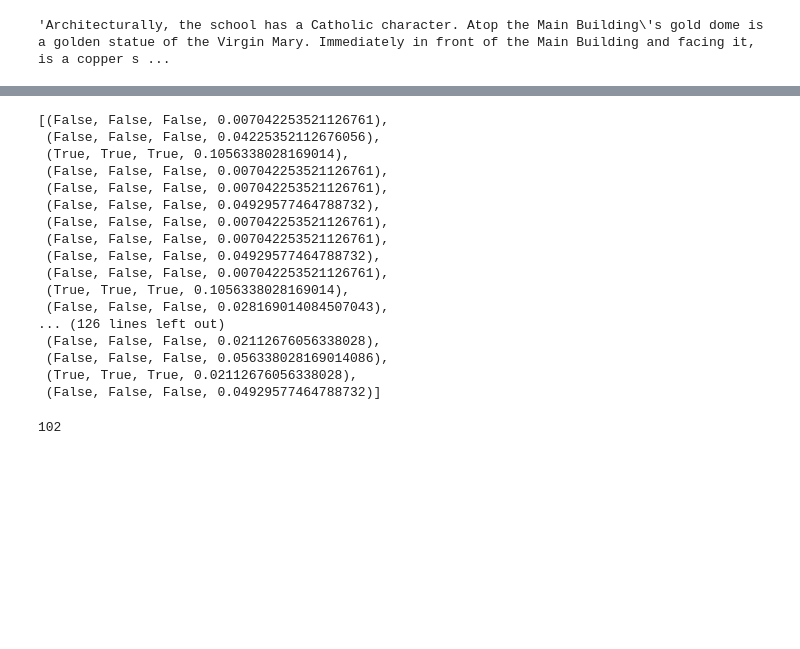
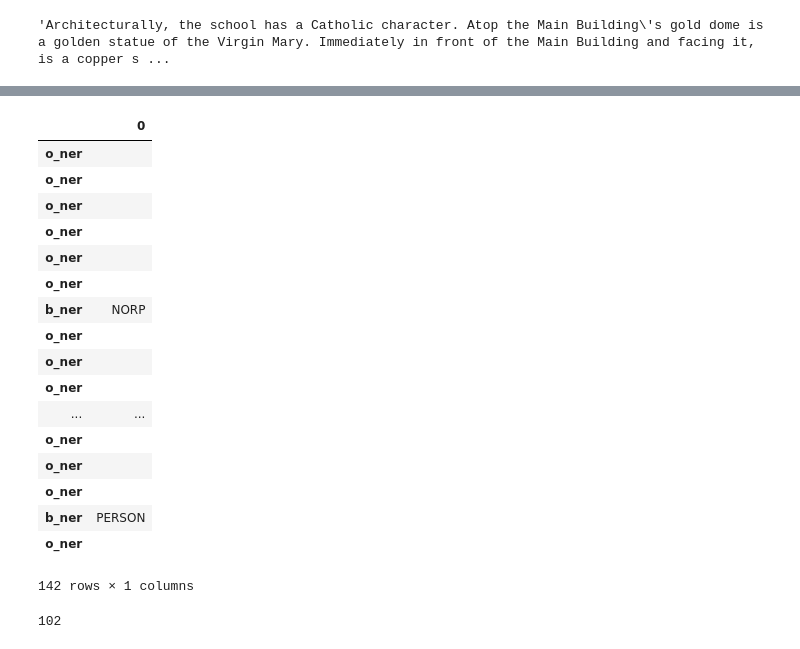
Before and after one commit to nyuxz/ds1012_final_project, a Jupyter notebook: data_exploration.ipynb, the cells around one changed output, grey strips where cells are left out. Saved outputs shown, nothing was run; the diff lists cells and outputs as text; code cells hidden in the pictures; blank space fills up the shorter version.

```diff
--- a/data_exploration.ipynb
+++ b/data_exploration.ipynb
@@ -8,3 +21,37 @@ def clean_spaces(text):
     """normalize spaces in a string."""
     text = re.sub(r'\s', ' ', text)
     return text
+# %%
+def iob_np_tag(tag_list):
+    '''
+    @in: a list of POS tags
+    @out: iob_np tags
+    '''
+    iob_np = ['o_np'] * len(tag_list)
+    for i in range(len(tag_list)):
+        if 'NN' in tag_list[i]:
+            if iob_np[i-1] == 'b_np':
+                iob_np[i] = 'i_np'
+            elif iob_np[i-1] == 'i_np':
+                iob_np[i] = 'i_np'
+            else:
+                iob_np[i] = 'b_np'
+        i +=1
+    return iob_np
+
+def iob_ner_tag(tag_list):
+    '''
+    @in: a list of ner tags
+    @out: iob_ner tags
+    '''
+    iob_ner = ['o_ner'] * len(tag_list)
+    for i in range(len(tag_list)):
+        if len(tag_list[i]) != 0:
+            if iob_ner[i-1] == 'b_ner':
+                iob_ner[i] = 'i_ner'
+            elif iob_ner[i-1] == 'i_ner':
+                iob_ner[i] = 'i_ner'
+            else:
+                iob_ner[i] = 'b_ner'
+        i +=1
+    return iob_ner
@@ -37,6 +88,8 @@ context_tokens_lower = [w.lower() for w in context_tokens]
 context_token_span = [(w.idx, w.idx + len(w.text)) for w in c_doc] # the lenghth of each tokens
 context_tags = [w.tag_ for w in c_doc] # POS tagging
 context_ents = [w.ent_type_ for w in c_doc] # NER tagging
+context_iob_np = iob_np_tag(context_tags)
+context_iob_ner = iob_ner_tag(context_ents)
 
 question_lemma = {w.lemma_ if w.lemma_ != '-PRON-' else w.text.lower() for w in q_doc}
 # PRON is such as me/it/you
@@ -76,24 +108,25 @@ context_tags
-# %%
-context_features
-# a new feature engineering: make the probablity of answer lager somehow
-# %% [output]
-[(False, False, False, 0.007042253521126761),
- (False, False, False, 0.04225352112676056),
- (True, True, True, 0.1056338028169014),
- (False, False, False, 0.007042253521126761),
- (False, False, False, 0.007042253521126761),
- (False, False, False, 0.04929577464788732),
- (False, False, False, 0.007042253521126761),
- (False, False, False, 0.007042253521126761),
- (False, False, False, 0.04929577464788732),
- (False, False, False, 0.007042253521126761),
- (True, True, True, 0.1056338028169014),
- (False, False, False, 0.028169014084507043),
-... (126 lines left out)
- (False, False, False, 0.02112676056338028),
- (False, False, False, 0.056338028169014086),
- (True, True, True, 0.02112676056338028),
- (False, False, False, 0.04929577464788732)]
+# %%
+df = pd.DataFrame(context_ents, context_iob_ner)
+df
+# %% [output]
+|  | 0 |
+| o_ner |  |
+| o_ner |  |
+| o_ner |  |
+| o_ner |  |
+| o_ner |  |
+| o_ner |  |
+| b_ner | NORP |
+| o_ner |  |
+| o_ner |  |
+| o_ner |  |
+| ... | ... |
+| o_ner |  |
+| o_ner |  |
+| o_ner |  |
+| b_ner | PERSON |
+| o_ner |  |
+142 rows × 1 columns
 # %%
 def index_answer(row):
     token_span = row[-4]
```
Also changed, not shown: parts of 9 cells of this notebook, 5 other files.
